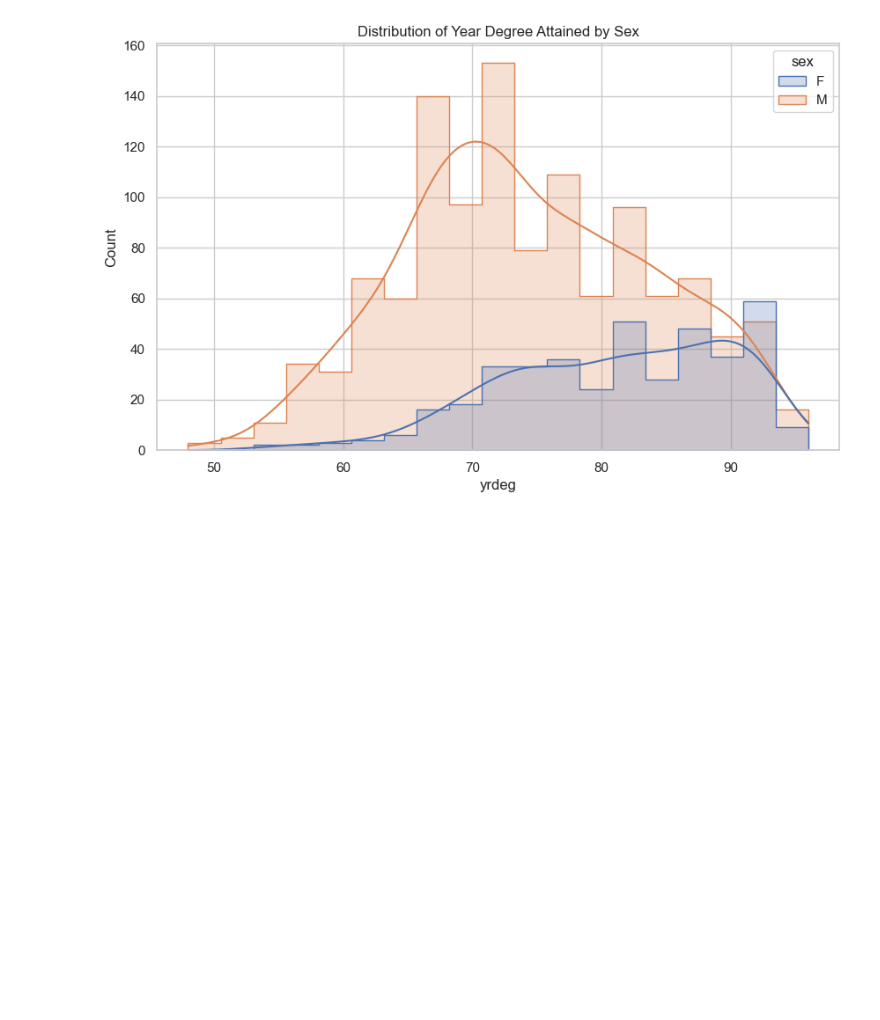
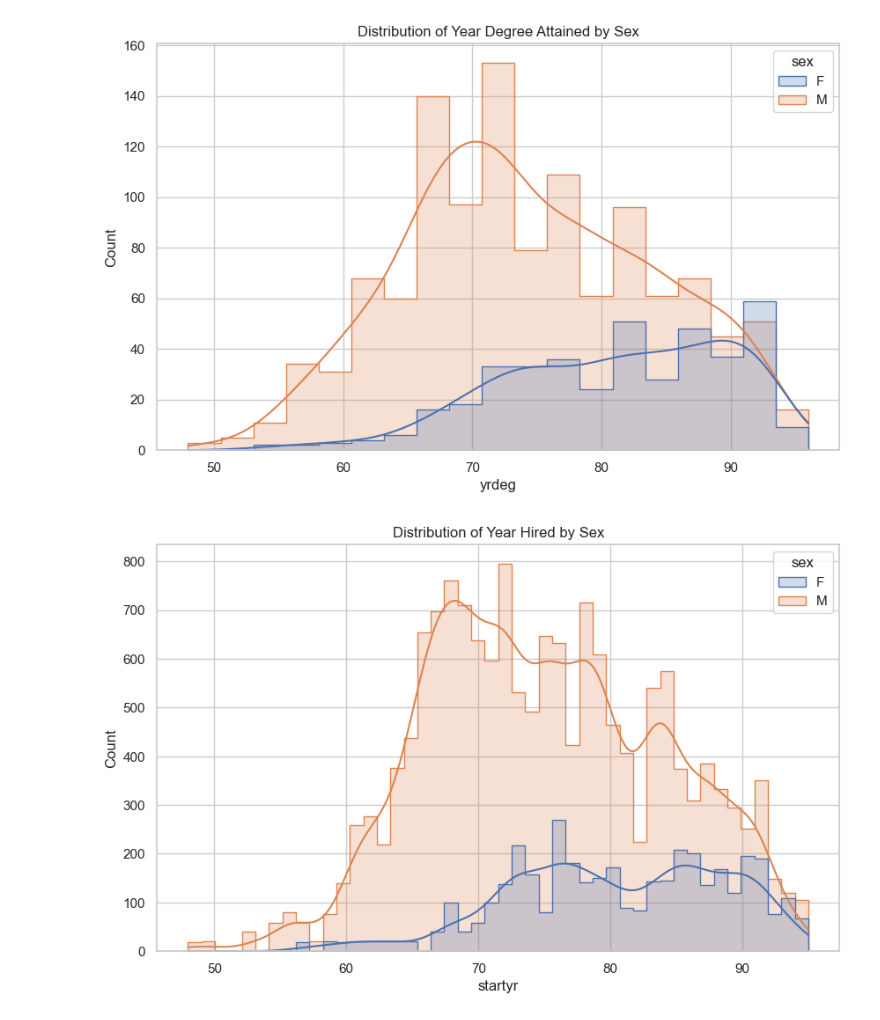
Before and after one commit to Jaiycex/Data557_Project_StoryTeam, a Jupyter notebook: Milestone 2.ipynb, the cells around one changed output. Drawn from its saved outputs; the diff is of its cells as text; code cells hidden in the pictures; blank space fills up the shorter version.

```diff
--- a/Milestone 2.ipynb
+++ b/Milestone 2.ipynb
@@ -102,3 +101,10 @@ plt.title('Distribution of Year Degree Attained by Sex')
 plt.show()
 # %% [output]
 [figure]
+# %%
+plt.figure(figsize=(10, 6))
+sns.histplot(data=df, x='startyr', hue='sex', kde=True, element="step")
+plt.title('Distribution of Year Hired by Sex')
+plt.show()
+# %% [output]
+[figure, added]
```
Also changed, not shown: parts of 2 cells of this notebook.
